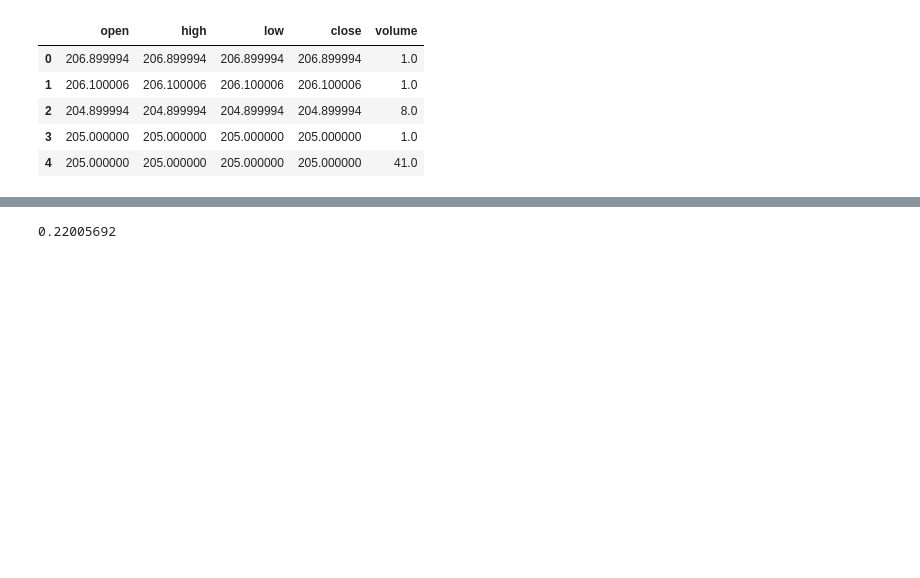
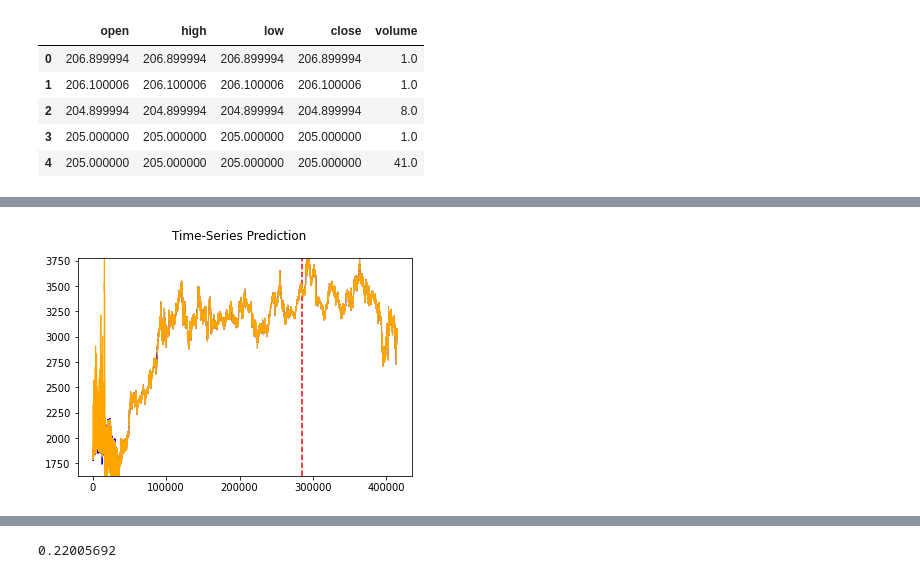
Before and after one commit to Azarius2472/BeRichBot, a Jupyter notebook: models/predictor_demo.ipynb, the cells around one changed output, grey strips where cells are left out. Cells and saved outputs as stored; diff of their text form; code cells hidden in the pictures; blank space fills up the shorter version.

Commit message:
add far prediction

```diff
--- a/models/predictor_demo.ipynb
+++ b/models/predictor_demo.ipynb
@@ -155,13 +152,13 @@ class tsCNN(nn.Module):
 
     def __init__(self):
         super().__init__()
-        self.conv1 = nn.Conv1d(5, 10, 360)
+        self.conv1 = nn.Conv1d(5, 15, 6)
         self.pool = nn.MaxPool1d(3)
-        self.conv2 = nn.Conv1d(10, 20, 360)
-        self.conv3 = nn.Conv1d(20, 30, 120)
-        self.conv4 = nn.Conv1d(30, 40, 10)
-        self.fc1 = nn.Linear(400, 100)
-        self.fc2 = nn.Linear(100, 10)
+        self.conv2 = nn.Conv1d(15, 30, 6)
+        self.conv3 = nn.Conv1d(30, 100, 3)
+#         self.conv4 = nn.Conv1d(30, 40, 3)
+        self.fc1 = nn.Linear(200, 60)
+        self.fc2 = nn.Linear(60, 10)
         self.fc3 = nn.Linear(10, 5)
 
     def forward(self, x):
@@ -186,13 +183,13 @@ class tsCNN(nn.Module):
         x = self.conv3(x)
         x = F.relu(x)
         # print('conv3', x.shape)
-        x = self.pool(x)
+#         x = self.pool(x)
         # print('pool3', x.shape)
 
-        x = self.conv4(x)
-        x = F.relu(x)
+#         x = self.conv4(x)
+#         x = F.relu(x)
         # print('conv3', x.shape)
-        x = self.pool(x)
+#         x = self.pool(x)
         # print('pool3', x.shape)
         x = torch.flatten(x, 1)
         # print('flatten', x.shape)
@@ -393,0 +404,3 @@ preprocess data
+# %%
+y_true = predictor.y_true
+y_pred = predictor.y_pred
@@ -393,0 +411,12 @@ preprocess data
+# %%
+plt.axvline(x=285016, c='r', linestyle='--')
+plt.ylim(predictor.min_plt, predictor.max_plt)
+
+plt.plot(y_true, color='blue', linewidth=1)
+plt.plot(y_pred, color='orange', linewidth=1)
+
+
+plt.suptitle('Time-Series Prediction')
+plt.show()
+# %% [output]
+[figure, added]
```
Also changed, not shown: parts of 18 cells of this notebook.
